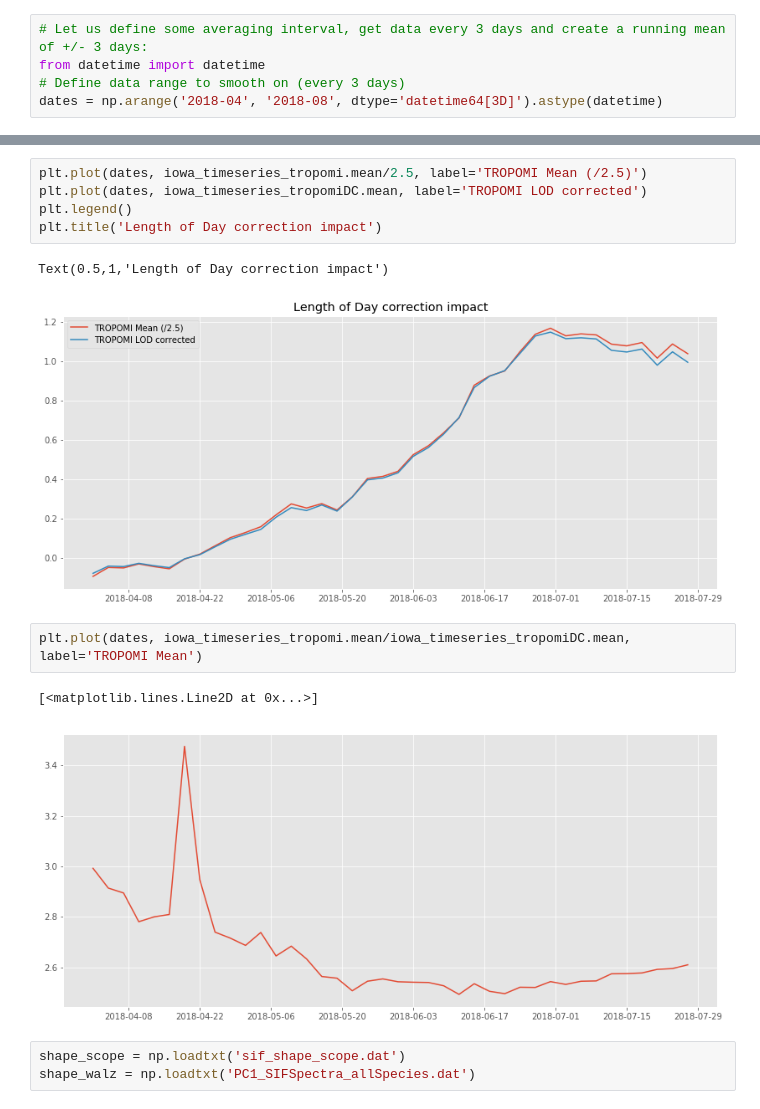
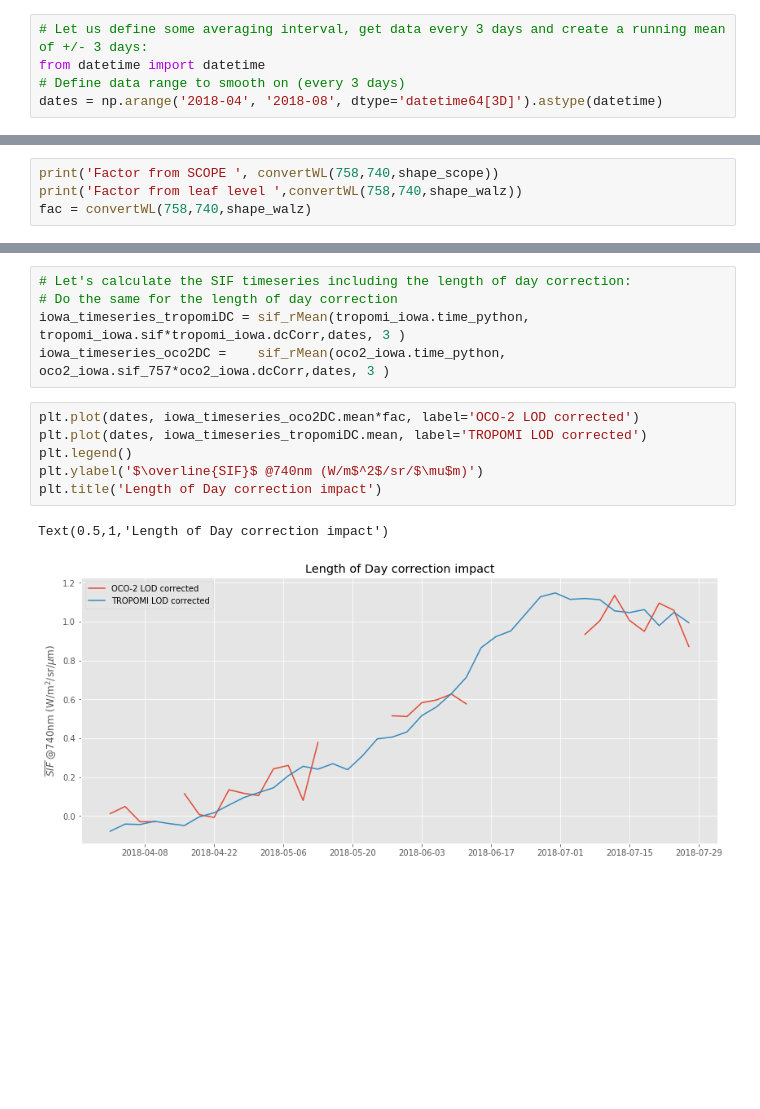
Before and after one commit to cfranken/SIF_tools, a Jupyter notebook: python/SIF Level 2 handling.ipynb, the cells around one changed output, grey strips where cells are left out. Saved outputs shown, nothing was run; the diff lists cells and outputs as text; blank space fills up the shorter version.

```diff
--- a/python/SIF Level 2 handling.ipynb
+++ b/python/SIF Level 2 handling.ipynb
@@ -209,0 +246,4 @@ Text(0.5,1,'Iowa Timeseries, +/-3 day running mean')
+# %%
+print('Factor from SCOPE ', convertWL(758,740,shape_scope))
+print('Factor from leaf level ',convertWL(758,740,shape_walz))
+fac = convertWL(758,740,shape_walz)
@@ -210,16 +272,14 @@ Text(0.5,1,'Iowa Timeseries, +/-3 day running mean')
+# %%
+# Let's calculate the SIF timeseries including the length of day correction:
+# Do the same for the length of day correction
+iowa_timeseries_tropomiDC = sif_rMean(tropomi_iowa.time_python, tropomi_iowa.sif*tropomi_iowa.dcCorr,dates, 3 )
+iowa_timeseries_oco2DC =    sif_rMean(oco2_iowa.time_python, oco2_iowa.sif_757*oco2_iowa.dcCorr,dates, 3 )
 # %%
-plt.plot(dates, iowa_timeseries_tropomi.mean/2.5, label='TROPOMI Mean (/2.5)')
+plt.plot(dates, iowa_timeseries_oco2DC.mean*fac, label='OCO-2 LOD corrected')
 plt.plot(dates, iowa_timeseries_tropomiDC.mean, label='TROPOMI LOD corrected')
 plt.legend()
+plt.ylabel('$\overline{SIF}$ @740nm (W/m$^2$/sr/$\mu$m)')
 plt.title('Length of Day correction impact')
 # %% [output]
 Text(0.5,1,'Length of Day correction impact')
-[figure, old version]
+[figure, new version]
-# %%
-plt.plot(dates, iowa_timeseries_tropomi.mean/iowa_timeseries_tropomiDC.mean, label='TROPOMI Mean')
-# %% [output]
-[<matplotlib.lines.Line2D at 0x...>]
-[figure, removed]
-# %%
-shape_scope = np.loadtxt('sif_shape_scope.dat')
-shape_walz = np.loadtxt('PC1_SIFSpectra_allSpecies.dat')
```
Also changed, not shown: parts of 33 cells of this notebook, 1 other file.
